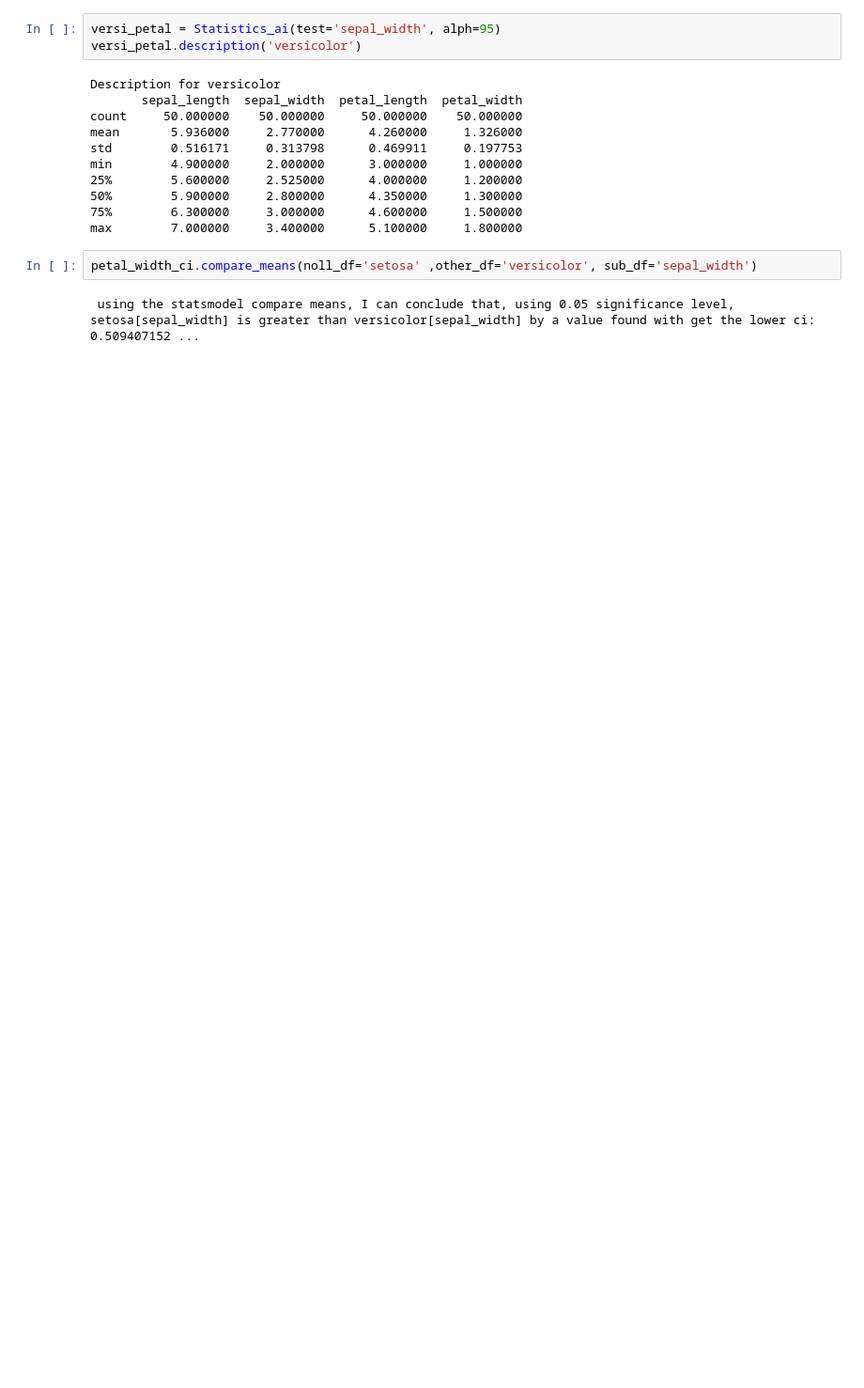
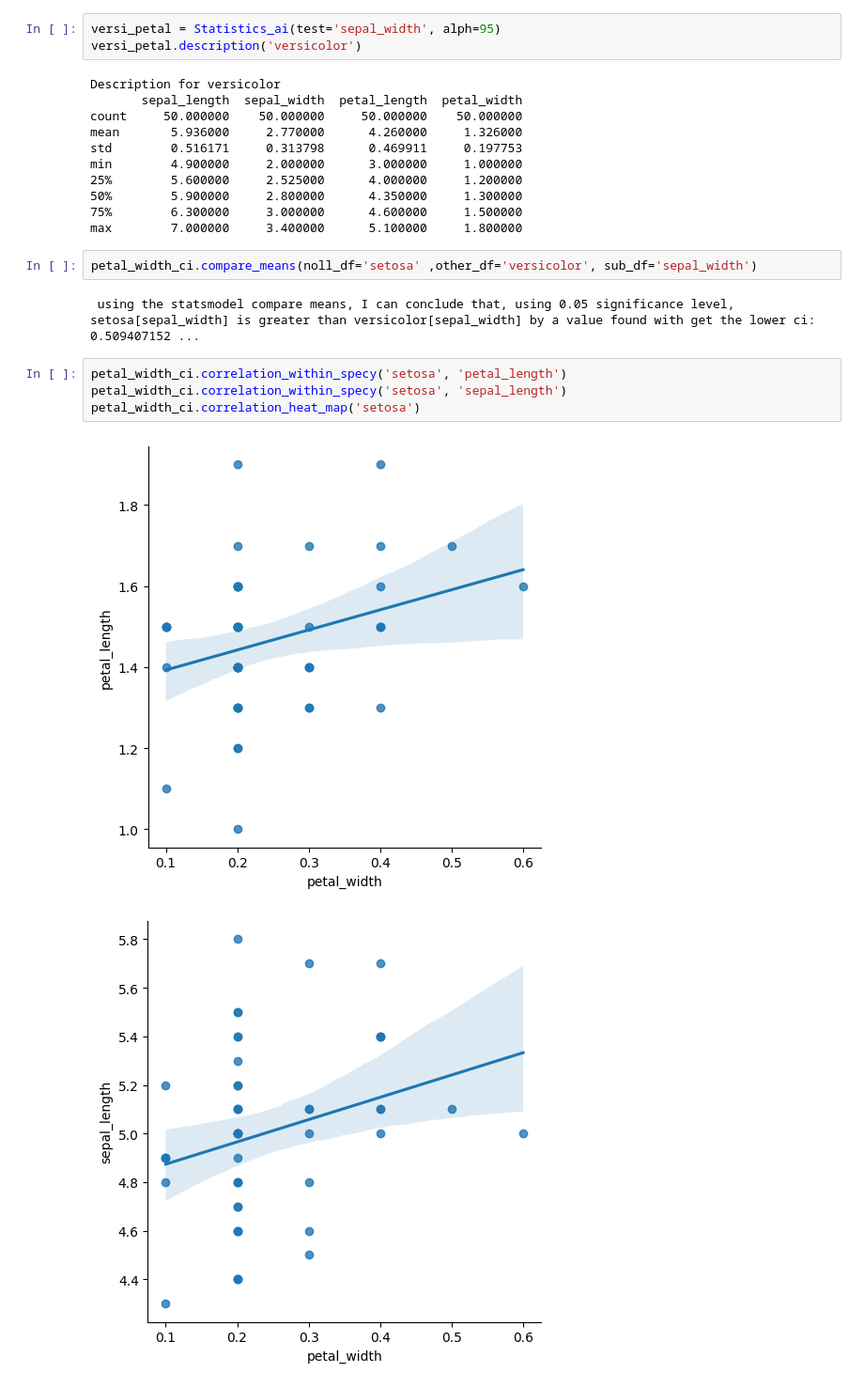
Before and after one commit to CyrilleKolle/statistics-ai, a Jupyter notebook: code/main.ipynb, the cells around one changed output. Shown at 94% size. Cells and saved outputs as stored; diff of their text form; blank space fills up the shorter version.

```diff
--- a/code/main.ipynb
+++ b/code/main.ipynb
@@ -60,3 +60,10 @@ max        7.000000     3.400000      5.100000     1.800000
 petal_width_ci.compare_means(noll_df='setosa' ,other_df='versicolor', sub_df='sepal_width')
 # %% [output]
  using the statsmodel compare means, I can conclude that, using 0.05 significance level, setosa[sepal_width] is greater than versicolor[sepal_width] by a value found with get the lower ci: 0.509407152 ...
+# %%
+petal_width_ci.correlation_within_specy('setosa', 'petal_length')
+petal_width_ci.correlation_within_specy('setosa', 'sepal_length')
+petal_width_ci.correlation_heat_map('setosa')
+# %% [output]
+[figure, added]
+[figure, added]
```
Also changed, not shown: parts of 4 cells of this notebook, 2 other files.
